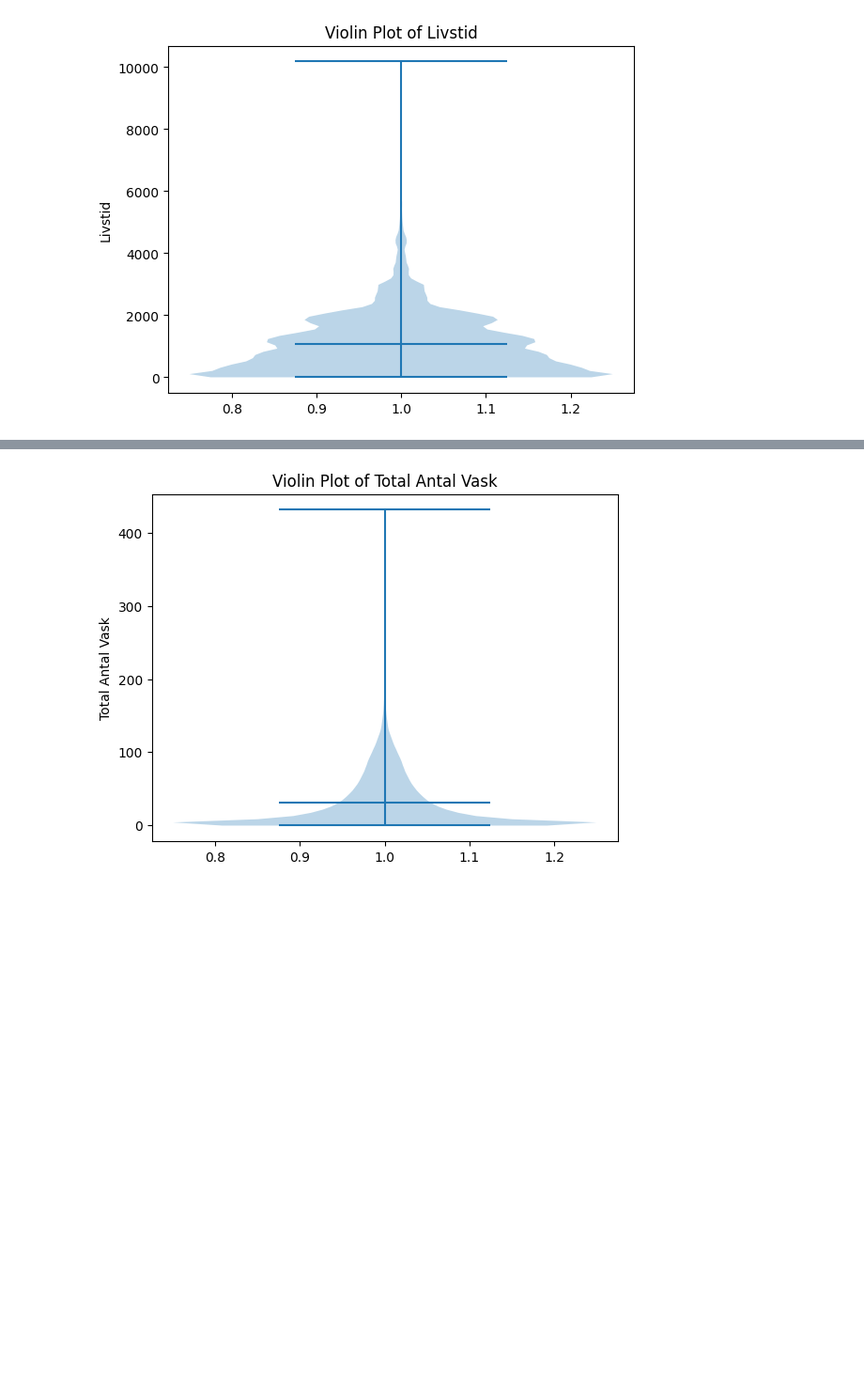
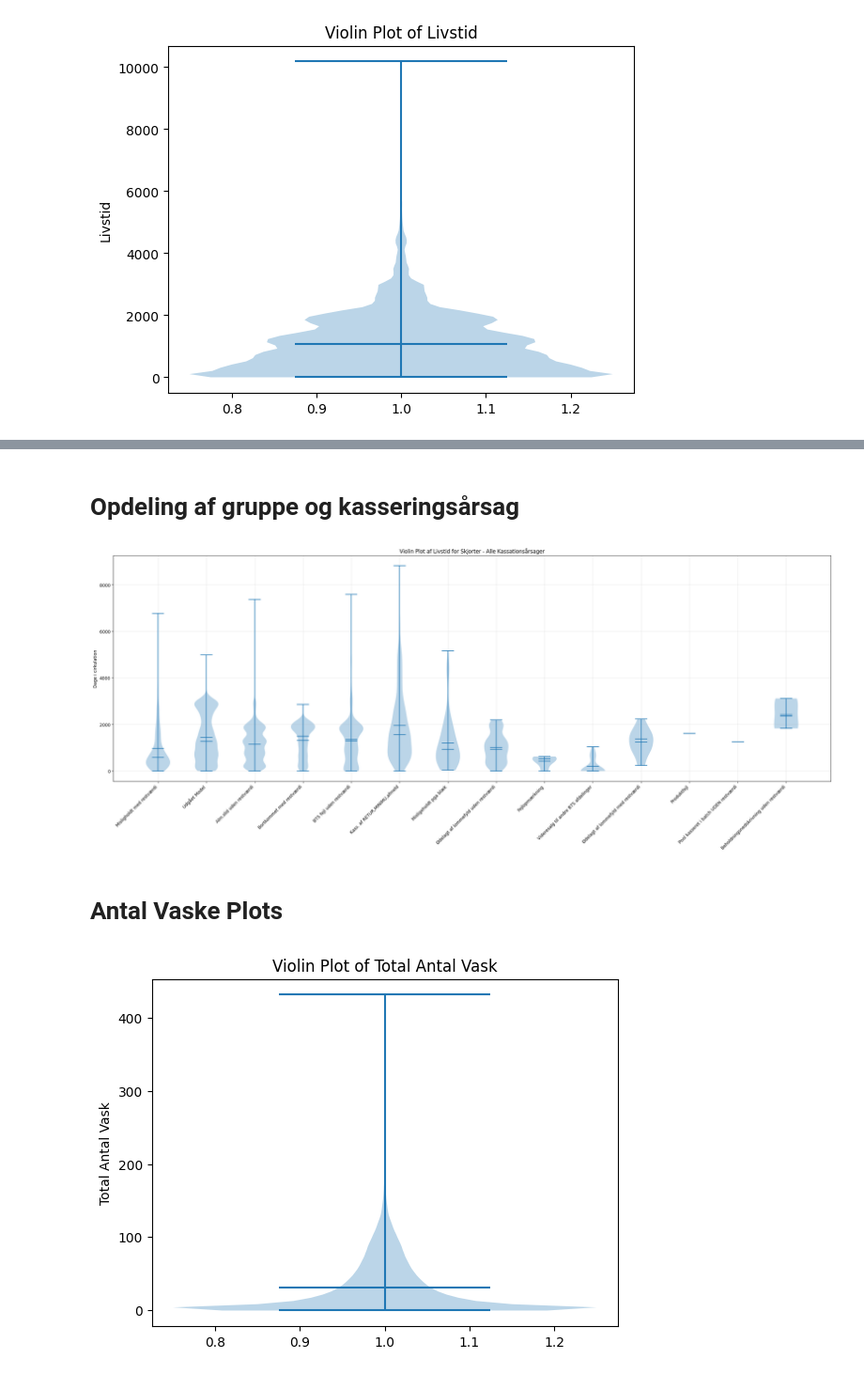
Before and after one commit to Mathias2209/Dataprojekt, a Jupyter notebook: Violinplots.ipynb, the cells around one changed output, grey strips where cells are left out. Shown at 94% size. Drawn from its saved outputs; the diff is of its cells as text; code cells hidden in the pictures; blank space fills up the shorter version.

```diff
--- a/Violinplots.ipynb
+++ b/Violinplots.ipynb
@@ -49,3 +64,37 @@ plt.show()
+# %% [markdown]
+# Opdeling af gruppe og kasseringsårsag
+# %%
+# Lav violin plot for hver kassationsårsag for skjorter i én figur
+kassationsårsager = skjorte_data['Kassationsårsag (ui)'].unique()
+
+# Forbered data for alle årsager
+data_list = []
+labels = []
+for årsag in kassationsårsager:
+    data = skjorte_data[skjorte_data['Kassationsårsag (ui)'] == årsag]['Dage i cirkulation']
+    if len(data) > 0:  # Kun inkluder hvis der er data
+        data_list.append(data)
+        labels.append(årsag)
+
+# Opret figur
+fig, ax = plt.subplots(figsize=(24, 10))
+
+# Lav violin plots
+parts = ax.violinplot(data_list, showmeans=True, showmedians=True)
+
+# Tilpas udseende
+ax.set_xticks(np.arange(1, len(labels) + 1))
+ax.set_xticklabels(labels, rotation=45, ha='right')
+ax.set_ylabel('Dage i cirkulation')
+ax.set_title('Violin Plot af Livstid for Skjorter - Alle Kassationsårsager')
+ax.grid(True, alpha=0.3)
+
+plt.tight_layout()
+plt.show()
+# %% [output]
+[figure, added]
+# %% [markdown]
+# Antal Vaske Plots
 # %%
 # Lav et violin plot af total_antal_vask
 total_antal_vask = samlet_df['Total antal vask']
```
Also changed, not shown: parts of 7 cells of this notebook.
